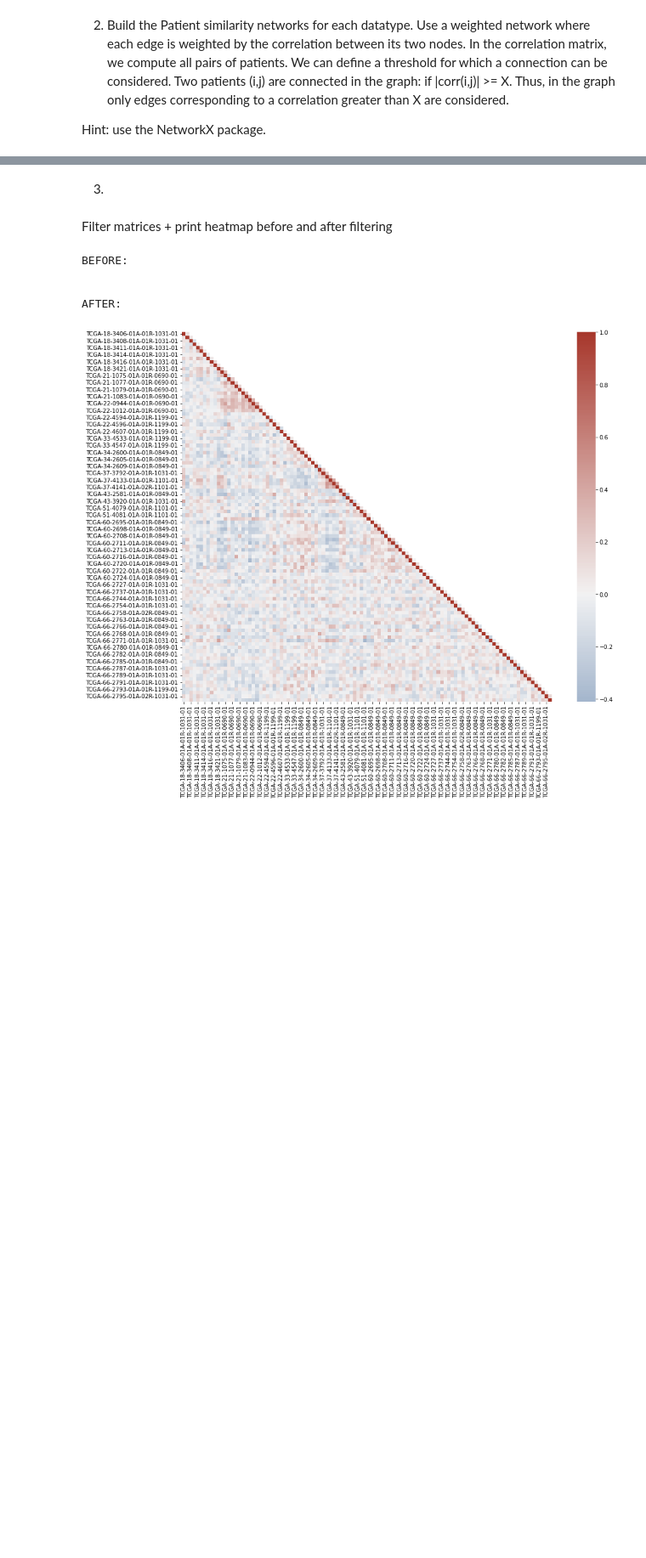
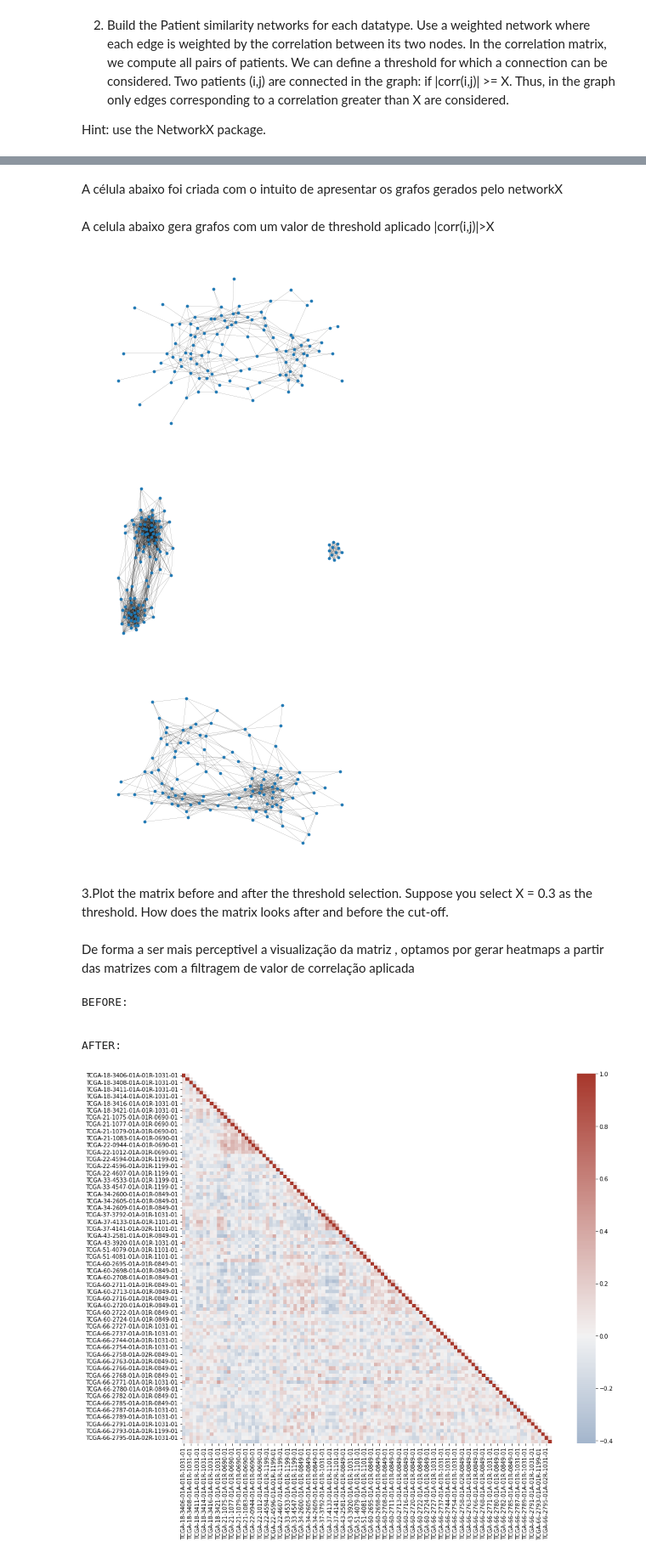
Before and after one commit to luistrinta/lung_networks, a Jupyter notebook: lungNetworks.ipynb, the cells around one changed output, grey strips where cells are left out. Shown at 85% size. Saved outputs shown, nothing was run; the diff lists cells and outputs as text; code cells hidden in the pictures; blank space fills up the shorter version.

```diff
--- a/lung_networks.ipynb
+++ b/lungNetworks.ipynb
@@ -25,4 +26,4 @@ Create correlation matrices
 # %%
-matrix_lung_gene = df_lung_gene.corr(method='spearman')
-matrix_lung_methy = df_methy_exp.corr(method='spearman')
-matrix_lung_mirna = df_lung_mirna.corr(method='spearman')
+matrix_lung_gene = df_lung_gene.corr(method='spearman').abs()
+matrix_lung_methy = df_methy_exp.corr(method='spearman').abs()
+matrix_lung_mirna = df_lung_mirna.corr(method='spearman').abs()
@@ -77,3 +78,5 @@ Generate and print graphs + generate file format for geffy
+# %% [markdown]
+A célula abaixo foi criada com o intuito de apresentar os grafos gerados pelo networkX
 # %%
 G_lung = generate_network(matrix_lung_gene)
 print_graph(G_lung)
@@ -85,8 +88,21 @@ print_graph(G_mirna)
 nx.write_gexf(G_lung, "./lung_gene.gexf")
 nx.write_gexf(G_methy, "./lung_methy.gexf")
 nx.write_gexf(G_mirna, "./lung_mirna.gexf")
-# %% [markdown]
-3.
-# %% [markdown]
-Filter matrices + print heatmap before and after filtering
+# %% [markdown]
+A celula abaixo gera grafos com um valor de threshold aplicado |corr(i,j)|>X
+# %%
+G_lung = generate_network(matrix_lung_gene[matrix_lung_gene > 0.2])
+print_graph(G_lung)
+G_methy = generate_network(matrix_lung_methy[matrix_lung_methy > 0.2])
+print_graph(G_methy)
+G_mirna = generate_network(matrix_lung_mirna[matrix_lung_mirna > 0.2])
+print_graph(G_mirna)
+# %% [output]
+[figure, added]
+[figure, added]
+[figure, added]
+# %% [markdown]
+3.Plot the matrix before and after the threshold selection. Suppose you select X = 0.3 as the threshold. How does the matrix looks after and before the cut-off.
+# %% [markdown]
+De forma a ser mais perceptivel a visualização da matriz , optamos por gerar heatmaps a partir das matrizes com a filtragem de valor de correlação aplicada
 # %%
```
Also changed, not shown: parts of 13 cells of this notebook, 8 other files.
